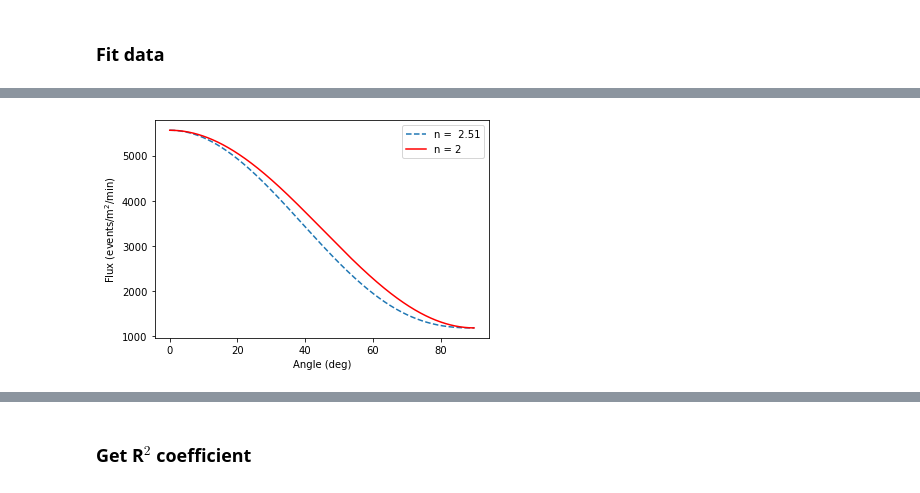
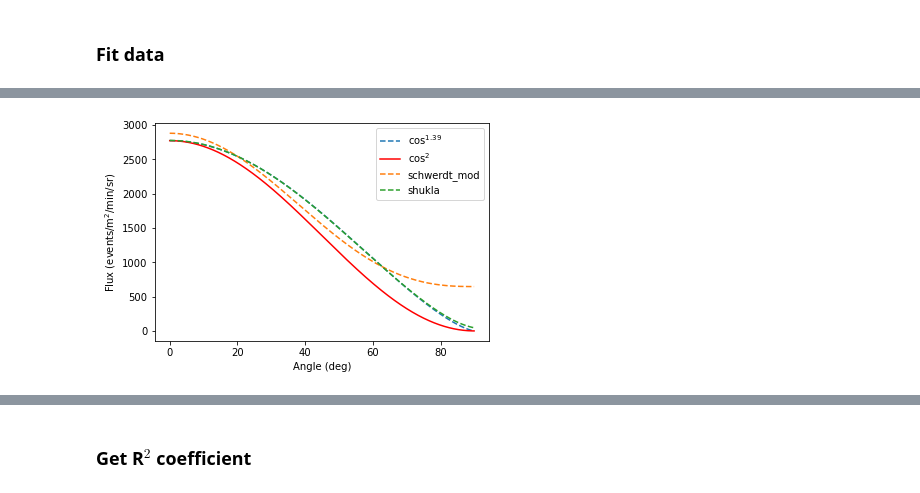
Before and after one commit to ricco-hub/cosmic_rays, a Jupyter notebook: Angles/All/all_analysis.ipynb, the cells around one changed output, grey strips where cells are left out. Saved outputs shown, nothing was run; the diff lists cells and outputs as text; code cells hidden in the pictures.

```diff
--- a/Angles/All/all_analysis.ipynb
+++ b/Angles/All/all_analysis.ipynb
@@ -28,21 +24,21 @@ error_30 = [float(f) for f in error_30]
 # %%
 flux_45, error_45 = scatter_flux('45_angle_data.csv')
 remove_outlier(flux_45, error_45)
-flux_45 = [float(f) for f in flux_45]
+flux_45 = [(float(f)/ 1.936) for f in flux_45]
 error_45 = [float(f) for f in error_45]
 # %% [output]
 [figure]
 # %%
 flux_60, error_60 = scatter_flux('60_angle_data.csv')
 remove_outlier(flux_60, error_60)
-flux_60 = [float(f) for f in flux_60]
+flux_60 = [(float(f)/ 1.936) for f in flux_60]
 error_60 = [float(f) for f in error_60]
 # %% [output]
 [figure]
 # %%
 flux_75, error_75 = scatter_flux('75_angle_data_fix.csv')
 remove_outlier(flux_75, error_75)
-flux_75 = [float(f) for f in flux_75]
+flux_75 = [(float(f)/ 1.936) for f in flux_75]
 error_75 = [float(f) for f in error_75]
 # %% [output]
 [figure]
@@ -71,8 +66,8 @@ for f in flux_60:
     flux_all.append(float(f))
 for f in flux_75:
     flux_all.append(float(f))
-for f in flux_90:
-    flux_all.append(float(f))
+# for f in flux_90:
+#     flux_all.append(float(f))
 
 error_all = []
 for f in error_0:
@@ -87,8 +82,8 @@ for f in error_60:
     error_all.append(float(f))
 for f in error_75:
     error_all.append(float(f))
-for f in error_90:
-    error_all.append(float(f))
+# for f in error_90:
+#     error_all.append(float(f))
 # %% [markdown]
 ### Fit data
 # %%
@@ -121,42 +116,82 @@ while se < len(flux_75):
     angles.append(75)
     se += 1
 ni = 0
-while ni < len(flux_90):
-    angles.append(90)
-    ni += 1
+# while ni < len(flux_90):
+#     angles.append(90)
+#     ni += 1
 
 rad_angles = [a * (np.pi / 180) for a in angles]
 
-def objective(angle, A, B, n):
-    return A + B * (np.cos(angle)**(n))
+def objective(angle, I, n):
+    return I * (np.cos(angle)**(n))
 
-popt, var = curve_fit(objective, rad_angles, flux_all, p0=[1208, 4266, 2], sigma = error_all, maxfev = 8000)
+def schwerdt(angle, A, C, D):
+    return (A * (np.cos(angle + C)**2)) + D
 
-A, B, n = popt
-print('A: %.5f B: %.5f n: %.5f' % (A, B, n))
+def shukla(angle, f, m):
+    return f * (np.sqrt(30276*np.cos(angle)**2 + 349) - 174*np.cos(angle))**(-1*m+1)
+
+def mod_schwerdt(angle,E,F,e):
+    return E + F * (np.cos(angle)**(e))
+
+popt, var = curve_fit(objective, rad_angles, flux_all, p0=[4266, 2], sigma = error_all, maxfev = 8000)
+I, n = popt
+print('I: %.5f n: %.5f' % (I, n))
+
+mod_popt, mod_var = curve_fit(schwerdt, rad_angles, flux_all, p0=[1000, 0, 4266], sigma = error_all, maxfev = 8000)#[1000, 0, 4266]
+A, C, D = mod_popt
+print('A: %.5f C: %.5f D: %.5f' % (A, C, D))
+
+s_popt, s_var = curve_fit(shukla, rad_angles, flux_all, p0=[4266, 3], sigma = error_all, maxfev = 8000)
+f, m = s_popt
+print('f: %.5f m: %.5f' % (f,m))
+
+mod_schwerdt_popt, mod_schwerdt_var = curve_fit(mod_schwerdt, rad_angles, flux_all, p0=[1208, 4266, 2], sigma = error_all, maxfev = 8000)
+E, F, e = mod_schwerdt_popt
+print('E: %.5f F: %.5f e: %.5f' % (E,F,e))
 
 #covariance matrix
 #print(var)
 
 #one std errors of parameters
 perr = np.sqrt(np.diag(var))
-print('std of n: ', perr[2])
+#print('std of n: ', perr[2])
+print('std of n: ', perr[1])
 
-d = (n - 2) / 2
+d = abs((n - 2) / 2)
 print('percent error: ', d*100)
 
-fit = objective(rad_angles, A, B, n)
-ideal = objective(rad_angles, A, B, 2)
+mod_perr = np.sqrt(np.diag(mod_var))
+print('std of p: ', mod_perr[2])
+
+mod_mod_schwerdt = np.sqrt(np.diag(mod_schwerdt_var))
+print('std of e: ', mod_mod_schwerdt[2])
+#mod_d = abs((p - 2) / 2)
+#print('percent error: ', mod_d*100)
+
+fit = objective(rad_angles, I, n)
+schwerdt_fit = schwerdt(rad_angles, A, C, D)
+ideal = objective(rad_angles, I, 2)
+s_fit = shukla(rad_angles, f, m)
+mod_schwerdt_fit = (rad_angles, E, F, e)
 
 x = np.arange(0, 90, 0.1)
-y_ideal = A + B * (np.cos(x * np.pi/180)**2)
-y_fit = A + B * (np.cos(x * np.pi/180)**n)
+#y_ideal = A + B * (np.cos(x * np.pi/180)**2)
+y_ideal = I * (np.cos(x * np.pi/180)**2)
+#y_fit = A + B * (np.cos(x * np.pi/180)**n)
+y_fit = I * (np.cos(x * np.pi/180)**n)
+y_schwerdt = A * (np.cos(((x*np.pi/180) + C)**2) + D)
+y_s = f * (np.sqrt(30276*np.cos(x * np.pi/180)**2 + 349) - 174*np.cos(x * np.pi/180))**(-1*(m-1))
+y_mod_schwerdt_fit = E + F * (np.cos(x * np.pi/180)**(e))
 
-plt.plot(x, y_fit, linestyle='dashed', label='n = %5.2f' %n)
-plt.plot(x,y_ideal, c='r', label='n = 2')
+plt.plot(x, y_fit, linestyle='dashed', label='cos$^{%5.2f}$' %n)
+plt.plot(x,y_ideal, c='r', label='cos$^2$')
+plt.plot(x, y_mod_schwerdt_fit, linestyle='dashed', label='schwerdt_mod')
+plt.plot(x, y_s, linestyle='dashed', label='shukla')
+#plt.plot(x, y_schwerdt, linestyle='dashed', label='schwerdt')
 
 plt.xlabel('Angle (deg)')
-plt.ylabel('Flux (events/m$^2$/min)')
+plt.ylabel('Flux (events/m$^2$/min/sr)')
 plt.legend()
 plt.show()
 # %% [output]
@@ -166,4 +206,4 @@ percent error:  25.672679637810326
-[figure, old version]
+[figure, new version]
 # %%
 angles =  [0, 15, 30, 45, 60, 75, 90]
 
```
Also changed, not shown: parts of 8 cells of this notebook.
